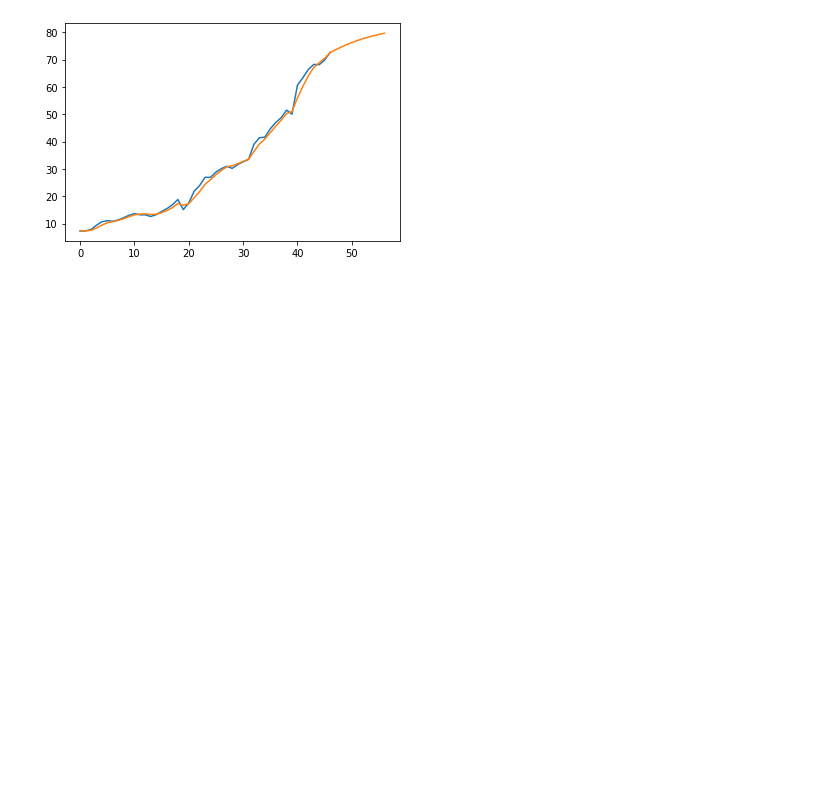
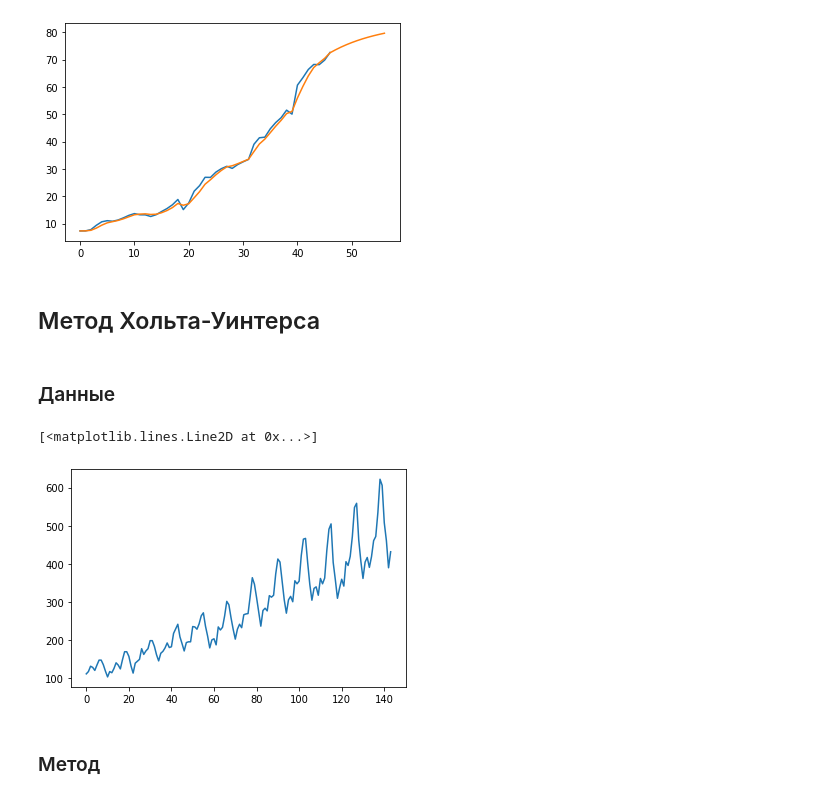
Before and after one commit to endygamedev/university, a Jupyter notebook: 3-course-6-semester/forecasting-methods/task-2/task-2.ipynb, the cells around one changed output. Cells and saved outputs as stored; diff of their text form; code cells hidden in the pictures; blank space fills up the shorter version.

```diff
--- a/3-course-6-semester/forecasting-methods/task-2/task-2.ipynb
+++ b/3-course-6-semester/forecasting-methods/task-2/task-2.ipynb
@@ -105,3 +102,18 @@ plt.plot(forecast)
 # %% [output]
 [<matplotlib.lines.Line2D at 0x...>]
 [figure]
+# %% [markdown]
+## Метод Хольта-Уинтерса
+# %% [markdown]
+### Данные
+# %%
+passengers = pd.read_csv('data/passengers.csv', index_col=0)
+# %%
+vals = passengers['num_passengers'].values
+# %%
+plt.plot(vals)
+# %% [output]
+[<matplotlib.lines.Line2D at 0x...>]
+[figure, added]
+# %% [markdown]
+### Метод
```
Also changed, not shown: parts of 30 cells of this notebook, 2 other files.
